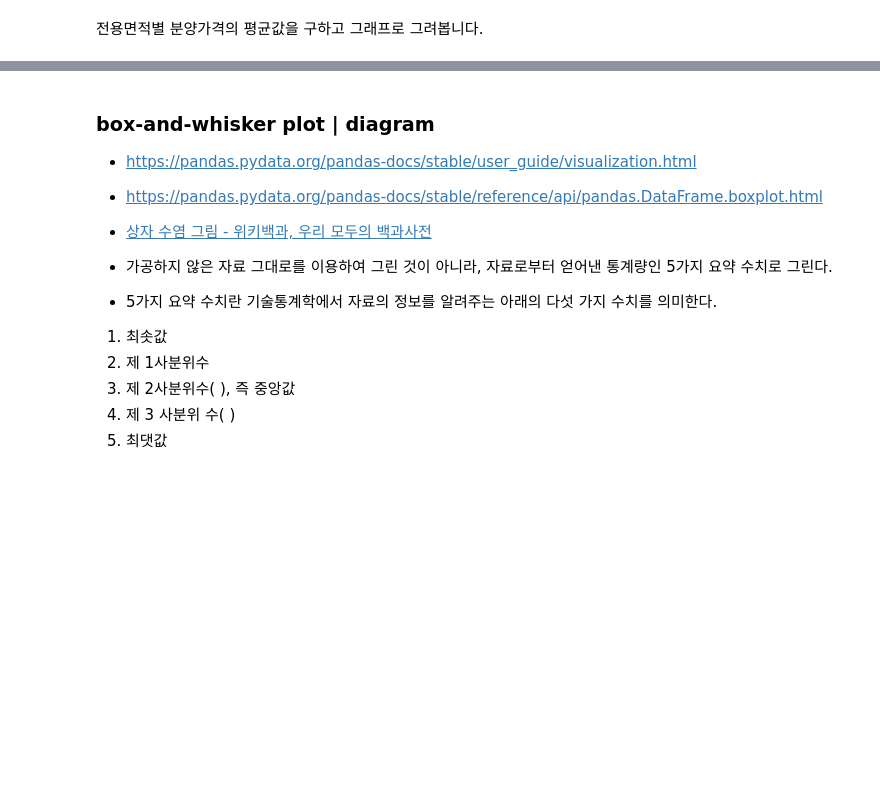
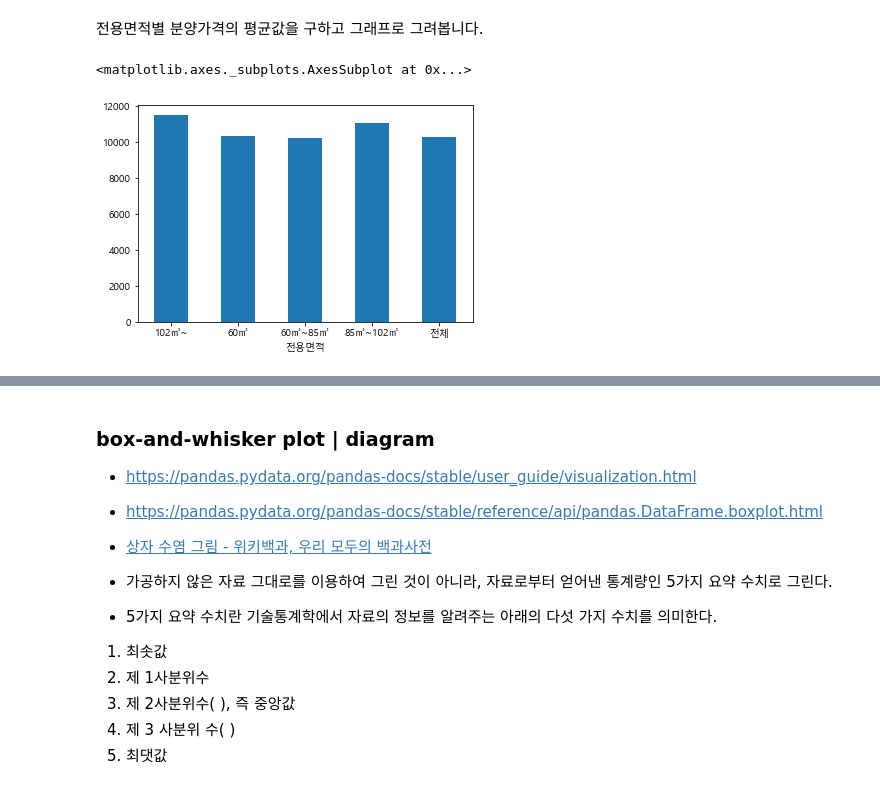
Before and after one commit to Jiyongs/python_ml, a Jupyter notebook: 01_infl_python_ml/01_apt_price_ipynb.ipynb, the cells around one changed output, grey strips where cells are left out. Cells and saved outputs as stored; diff of their text form; code cells hidden in the pictures; blank space fills up the shorter version.

```diff
--- a/01_infl_python_ml/01_apt_price_ipynb.ipynb
+++ b/01_infl_python_ml/01_apt_price_ipynb.ipynb
@@ -566,5 +578,11 @@ seaborn을 사용했을 때보다 pandas를 사용해서 시각화를 할 때의
 전용면적별 분양가격의 평균값을 구하고 그래프로 그려봅니다.
 # %%
 # 전용면적으로 분양가격의 평균을 구하고 막대그래프(bar)로 시각화 합니다.
+
+g2 = df_last.groupby(['전용면적'])['평당분양가격'].mean()
+g2.plot.bar(rot=0)
+# %% [output]
+<matplotlib.axes._subplots.AxesSubplot at 0x...>
+[figure, added]
 # %%
 # 연도별 분양가격의 평균을 구하고 막대그래프(bar)로 시각화 합니다.
```
Also changed, not shown: parts of 27 cells of this notebook.
